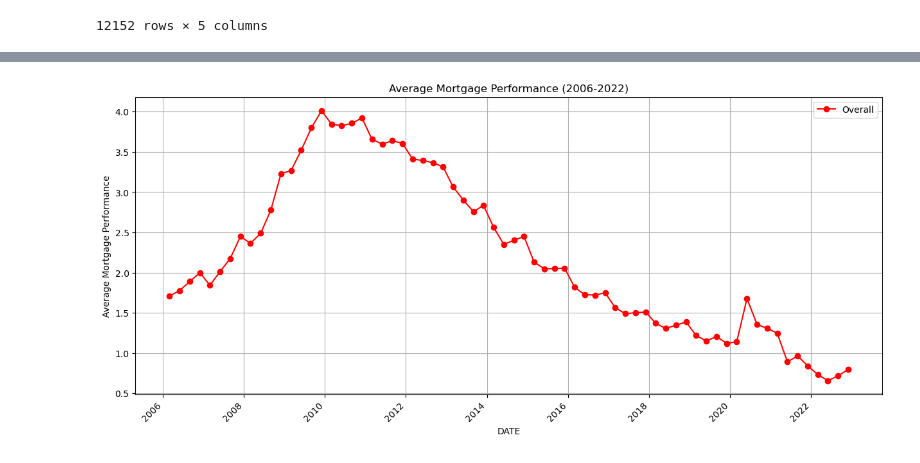
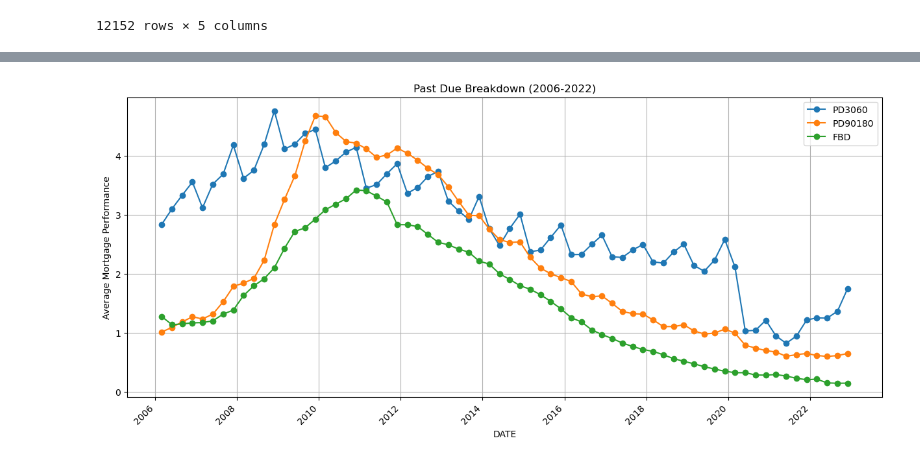
Before and after one commit to jaxontige/Data-Analytics-Project-1, a Jupyter notebook: Analysis/MortgagePerformance.ipynb, the cells around one changed output, grey strips where cells are left out. Saved outputs shown, nothing was run; the diff lists cells and outputs as text; code cells hidden in the pictures.

```diff
--- a/Analysis/MortgagePerformance.ipynb
+++ b/Analysis/MortgagePerformance.ipynb
@@ -74,26 +93,24 @@ FBD_ntl = FBD_ntl.groupby('DATE')['VALUE1'].mean()
 # %%
 # Plotting
-plt.figure(1, figsize=(15, 6))
+plt.figure(2, figsize=(15, 6))
 
-# Plotting mortgage rates
-plt.plot(overall_df, label="Overall", color='r', marker='o')
-#plt.plot(PD3060_ntl, label="PD3060", marker='o')
-#plt.plot(PD90180_ntl, label="PD90180", marker='o')
-#plt.plot(FBD_ntl, label="FBD", marker='o')
-#plt.plot(FBR_ntl, label="FBR", marker='x')
+# Plotting mortgage performance breakdown
+plt.plot(PD3060_ntl, label="PD3060", marker='o')
+plt.plot(PD90180_ntl, label="PD90180", marker='o')
+plt.plot(FBD_ntl, label="FBD", marker='o')
 
 # Labels and title
 plt.xlabel("DATE")
 plt.ylabel("Average Mortgage Performance")
-plt.title("Average Mortgage Performance (2006-2022)")
+plt.title("Past Due Breakdown (2006-2022)")
 plt.xticks(rotation=45, ha='right')
 plt.legend()
 plt.grid(True)
 
 # Save the plot
-plt.savefig("Figures/Overall_Performance.png")
+plt.savefig("Figures/Past_Due_Breakdown.png")
 
 # Show the plot
 plt.show()
 # %% [output]
-[figure, old version]
+[figure, new version]
```
Also changed, not shown: parts of 5 cells of this notebook, 2 other files.
